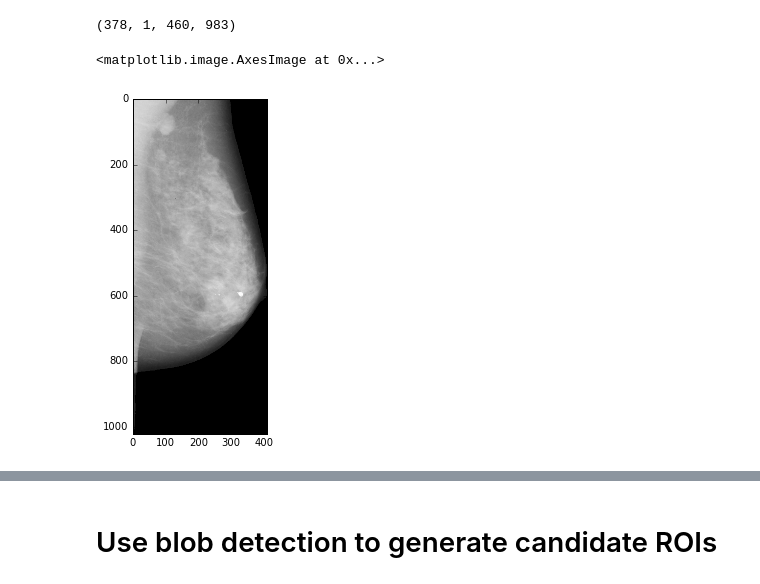
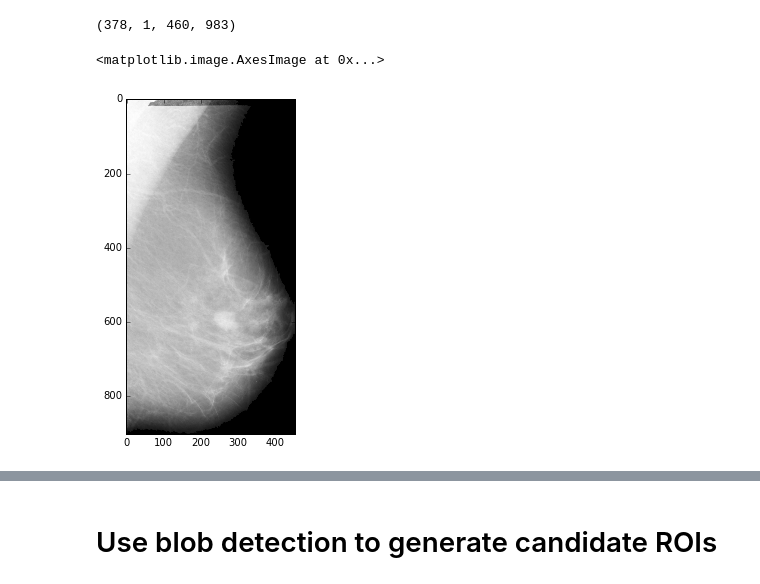
Before and after one commit to lishen/end2end-all-conv, a Jupyter notebook: MIAS.ipynb, the cells around one changed output, grey strips where cells are left out. Cells and saved outputs as stored; diff of their text form; code cells hidden in the pictures.

```diff
--- a/MIAS.ipynb
+++ b/MIAS.ipynb
@@ -318,12 +318,12 @@ cv2.boundingRect(contours[60])
 # %% [output]
 (378, 1, 460, 983)
 # %%
-from dm_preprocess import DMImagePreprocessor as IMP
-img = cv2.imread('referenceData/MIAS/raw_data/mdb270.pgm', cv2.IMREAD_UNCHANGED)
-img_breast = IMP.segment_breast(img, .1)
+from dm_preprocess import DMImagePreprocessor as prep
+img = cv2.imread('referenceData/MIAS/raw_data/mdb010.pgm', cv2.IMREAD_UNCHANGED)
+img_breast = prep.segment_breast(img, .1)
 fig,ax = subplots()
 fig.set_size_inches([6, 6])
 ax.imshow(img_breast, cmap='gray')
 # %% [output]
 <matplotlib.image.AxesImage at 0x...>
-[figure, old version]
+[figure, new version]
```
Also changed, not shown: parts of 2 cells of this notebook.
